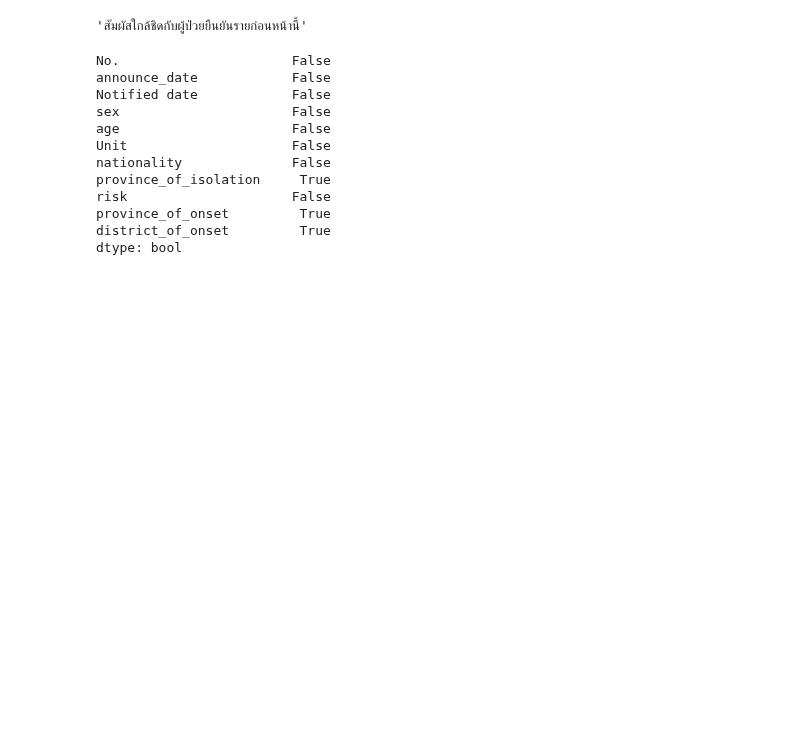
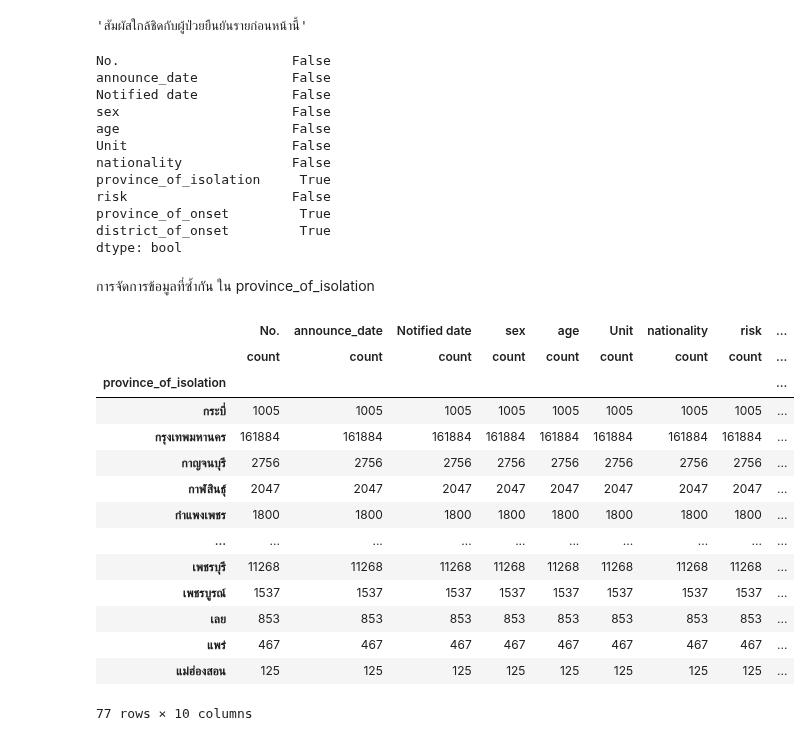
Before and after one commit to Anusarakh/DPDM2021, a Jupyter notebook: Data_Preprocessing(Chapter3).ipynb, the cells around one changed output. Saved outputs shown, nothing was run; the diff lists cells and outputs as text; code cells hidden in the pictures; blank space fills up the shorter version.

```diff
--- a/Data_Preprocessing(Chapter3).ipynb
+++ b/Data_Preprocessing(Chapter3).ipynb
@@ -534,3 +566,23 @@ risk                     False
 province_of_onset         True
 district_of_onset         True
 dtype: bool
+# %% [markdown]
+การจัดการข้อมูลที่ซ้ำกัน ใน province_of_isolation
+# %%
+data_cases.groupby(['province_of_isolation']).agg(['count'])
+# %% [output]
+|  | No. | announce_date | Notified date | sex | age | Unit | nationality | risk | ... |
+|  | count | count | count | count | count | count | count | count | ... |
+| province_of_isolation |  |  |  |  |  |  |  |  | ... |
+| กระบี่ | 1005 | 1005 | 1005 | 1005 | 1005 | 1005 | 1005 | 1005 | ... |
+| กรุงเทพมหานคร | 161884 | 161884 | 161884 | 161884 | 161884 | 161884 | 161884 | 161884 | ... |
+| กาญจนบุรี | 2756 | 2756 | 2756 | 2756 | 2756 | 2756 | 2756 | 2756 | ... |
+| กาฬสินธุ์ | 2047 | 2047 | 2047 | 2047 | 2047 | 2047 | 2047 | 2047 | ... |
+| กำแพงเพชร | 1800 | 1800 | 1800 | 1800 | 1800 | 1800 | 1800 | 1800 | ... |
+| ... | ... | ... | ... | ... | ... | ... | ... | ... | ... |
+| เพชรบุรี | 11268 | 11268 | 11268 | 11268 | 11268 | 11268 | 11268 | 11268 | ... |
+| เพชรบูรณ์ | 1537 | 1537 | 1537 | 1537 | 1537 | 1537 | 1537 | 1537 | ... |
+| เลย | 853 | 853 | 853 | 853 | 853 | 853 | 853 | 853 | ... |
+| แพร่ | 467 | 467 | 467 | 467 | 467 | 467 | 467 | 467 | ... |
+| แม่ฮ่องสอน | 125 | 125 | 125 | 125 | 125 | 125 | 125 | 125 | ... |
+77 rows × 10 columns
```
Also changed, not shown: parts of 18 cells of this notebook.
